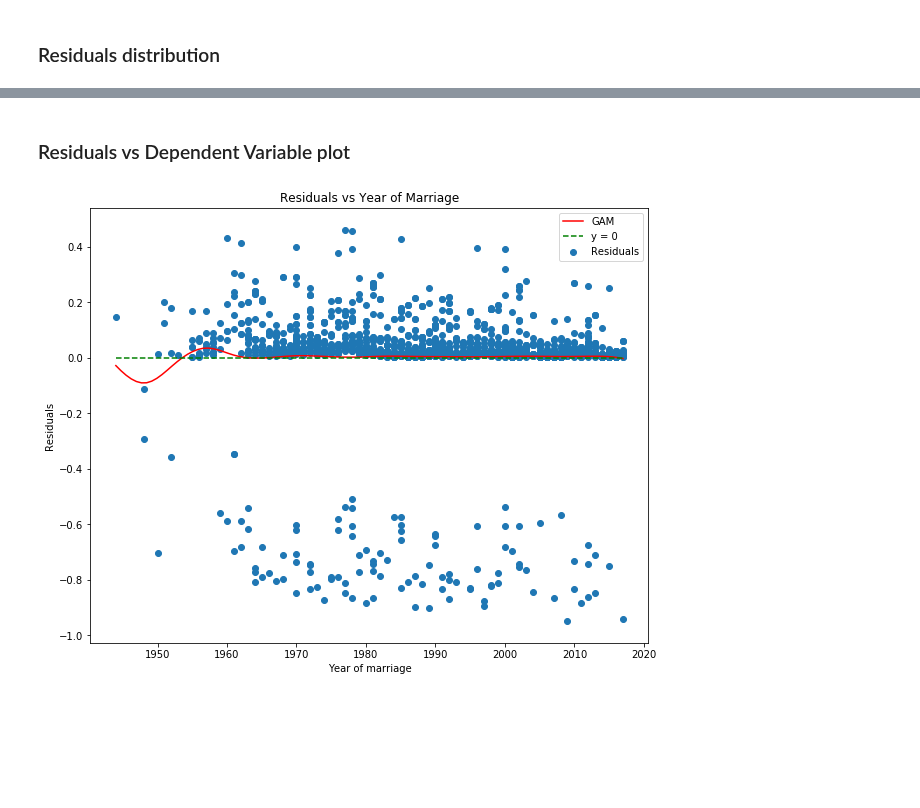
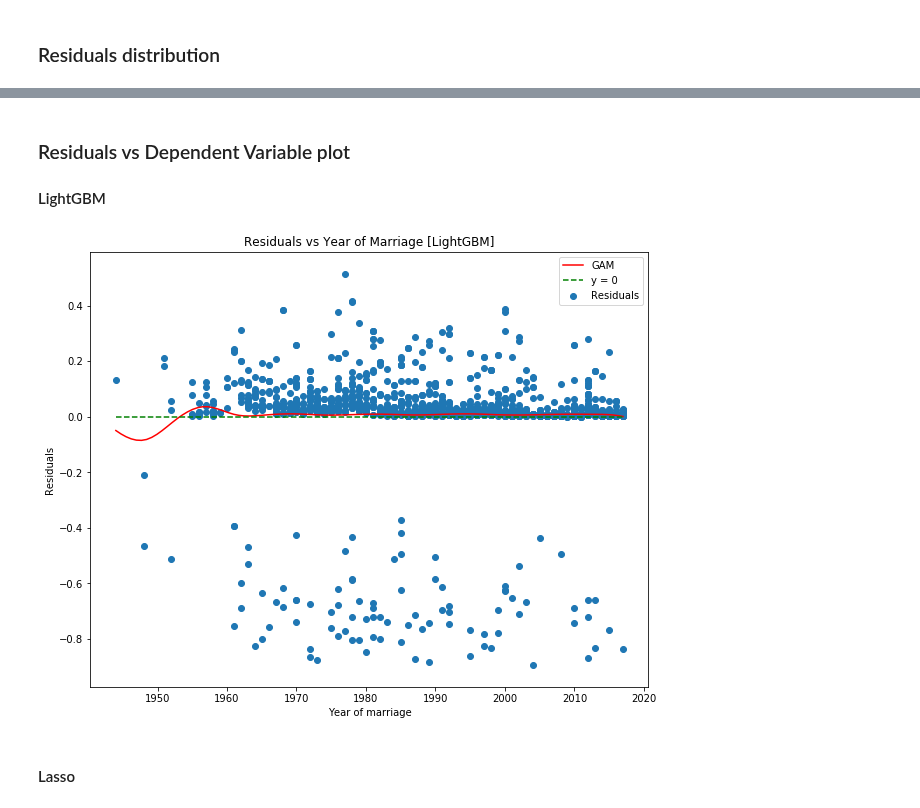
Before and after one commit to pbiecek/InterpretableMachineLearning2018S, a Jupyter notebook: PraceDomowe/PD6/Piotr_Halama_PD6.ipynb, the cells around one changed output, grey strips where cells are left out. Cells and saved outputs as stored; diff of their text form; code cells hidden in the pictures; blank space fills up the shorter version.

```diff
--- a/PraceDomowe/PD6/Piotr_Halama_PD6.ipynb
+++ b/PraceDomowe/PD6/Piotr_Halama_PD6.ipynb
@@ -56,7 +61,7 @@ X['w6_q26'] = X['w6_q26'].astype('category').cat.set_categories(
 y = y.astype('category')
 
 X_train, X_test, y_train, y_test = train_test_split(
-    X, y, test_size=0.1, random_state=1)
+    X, y, test_size=0.25, random_state=1)
 # %% [markdown]
 ##### Model
 
@@ -119,28 +214,31 @@ plt.show()
 # %% [markdown]
 ### Residuals vs Dependent Variable plot
+#### LightGBM
 # %%
 dep = X_train['w6_q21d_year']
 
 res = res[pd.notna(dep)]
 dep = dep[pd.notna(dep)]
 
 gam = LinearGAM().fit(dep, res)
 
 term = gam.terms[0]
 XX = gam.generate_X_grid(term=0)
 pdep = gam.partial_dependence(term=0, X=XX)
 
 plt.figure(figsize=(10, 8))
 
 plt.scatter(dep, res, label='Residuals')
 plt.plot(XX[:, term.feature], pdep, c='r', label='GAM')
 plt.plot(np.linspace(np.min(dep), np.max(dep), 10), np.repeat(0, 10), c='g', ls='--', label='y = 0')
 
 plt.xlabel('Year of marriage')
 plt.ylabel('Residuals')
-plt.title("Residuals vs Year of Marriage")
+plt.title("Residuals vs Year of Marriage [LightGBM]")
 plt.legend()
 
 plt.show()
 # %% [output]
-[figure, old version]
+[figure, new version]
+# %% [markdown]
+#### Lasso
```
Also changed, not shown: parts of 30 cells of this notebook.
